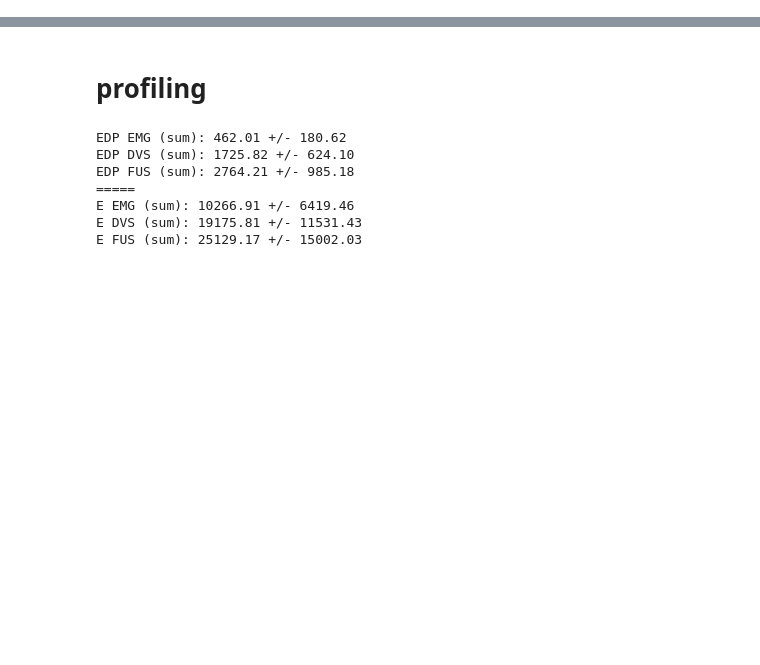
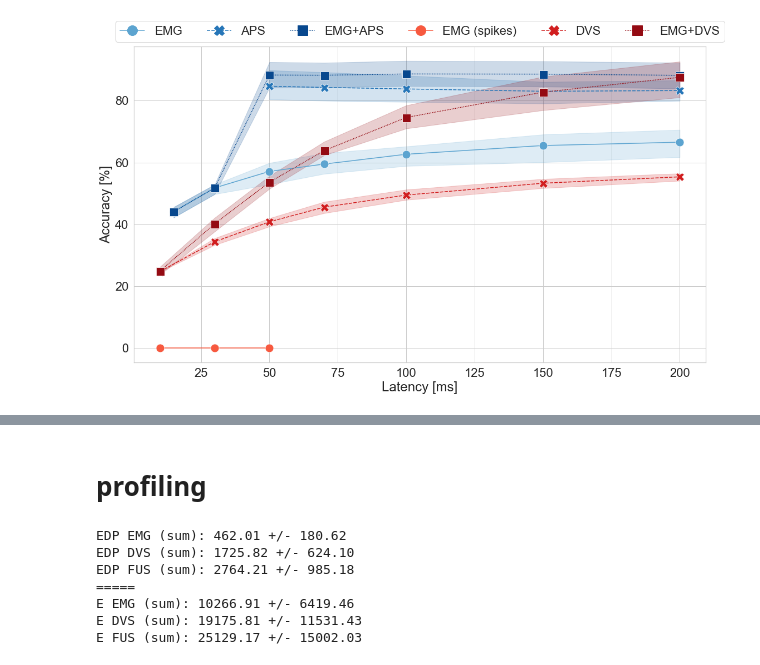
Before and after one commit to Enny1991/dvs_emg_fusion, a Jupyter notebook: plotting.ipynb, the cells around one changed output, grey strips where cells are left out. Cells and saved outputs as stored; diff of their text form; code cells hidden in the pictures; blank space fills up the shorter version.

```diff
--- a/plotting.ipynb
+++ b/plotting.ipynb
@@ -159,34 +165,38 @@ with open('charlotte_results_v1.csv', 'w') as csv_file:
 # %%
 A = sns.color_palette("Blues", 10)
 my_blues = sns.color_palette([A[-5]] + [A[-3]] + [A[-1]])
 A = sns.color_palette("Reds", 10)
 my_reds = sns.color_palette([A[-5]] + [A[-3]] + [A[-1]])
 
 fig, ax = plt.subplots(1, 1, figsize=(17,10))
 sns.set(font_scale=2)  # crazy big
 sns.set_style("whitegrid")
 
-data = pd.read_csv('./full_results_cross_latency_v2_only_ch.csv')
+data = pd.read_csv('./full_results_cross_latency_v3_grayscale_fixed.csv')
 data = data[data['model'] == 'charlotte']
 kk = sns.lineplot(data=data, x='frame_len', y='accuracy', hue='feat', style='feat', markers=True,
              palette=my_blues, ax=ax, markersize=15)
+
 data = pd.read_csv('charlotte_results_v1.csv')
 sns.lineplot(data=data, x='latency', y='accuracy', hue='feat', style='feat', markers=True,
              ax=ax, palette=my_reds, markersize=15)
 
 ax.set_ylabel("Accuracy [%]")
 ax.set_xlabel("Latency [ms]")
 ax.set_xticks([0.025, 0.05, 0.075, 0.100, 0.125, 0.150, 0.175, 0.2])
 ax.set_xticklabels([25, 50, 75, 100, 125, 150, 175, 200])
 ax.legend()
 handles, labels = ax.get_legend_handles_labels()
-labels = ["EMG", "APS", "FUS-APS", "EMG (spikes)", "DVS", "FUS-DVS"]
-ax.legend(title="", loc="upper center", ncol=6, bbox_to_anchor=(0.5, 1.15),
+labels = ["EMG", "APS", "EMG+APS", "EMG (spikes)", "DVS", "EMG+DVS"]
+ax.legend(title="", loc="upper center", ncol=6, bbox_to_anchor=(0.5, 1.1),
           handles=handles[1:4] + handles[5:], labels=labels, markerscale=3)
 
 plt.tight_layout()
 
-plt.savefig('latency_accuracy_mlp_v4.pdf', transparent=True, bbox_to_inches='tight')
+# plt.savefig('latency_accuracy_mlp_v5.pdf', transparent=True, bbox_to_inches='tight')
+# plt.savefig('figure5.jpg',dpi=300,  transparent=True, bbox_to_inches='tight')
+# %% [output]
+[figure, added]
 # %%
 data = pd.read_csv('./full_results_cross_latency_v2_only_ch.csv')
 print(data[data["frame_len"] == 0.2].groupby(["feat"]).mean())
```
Also changed, not shown: parts of 12 cells of this notebook, 3 other files.
